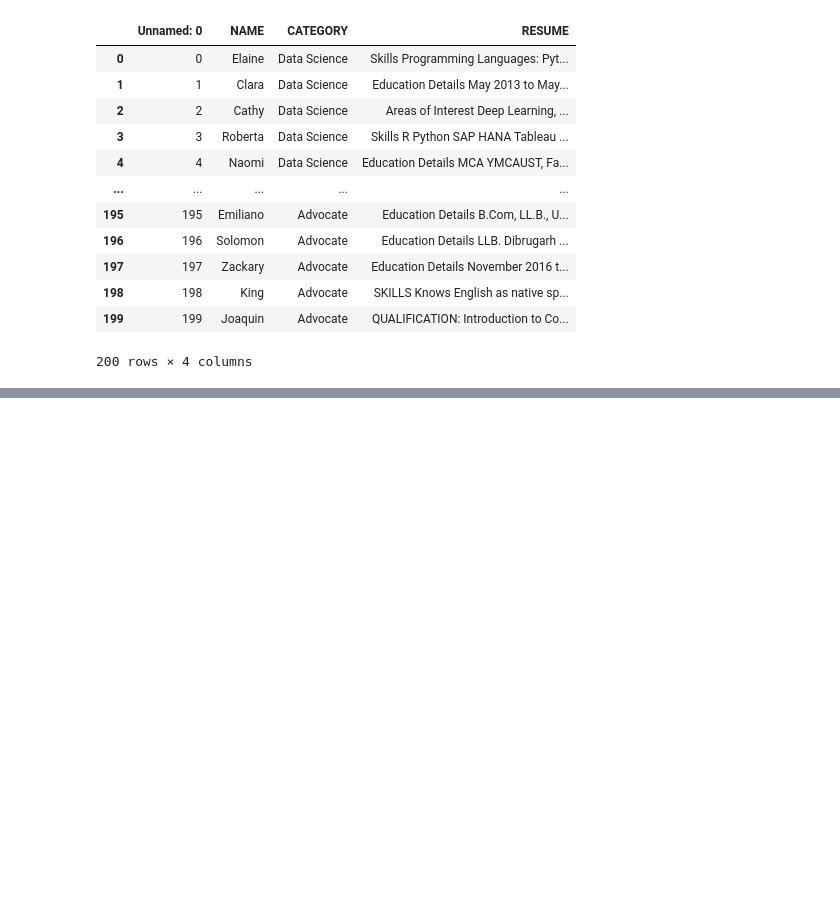
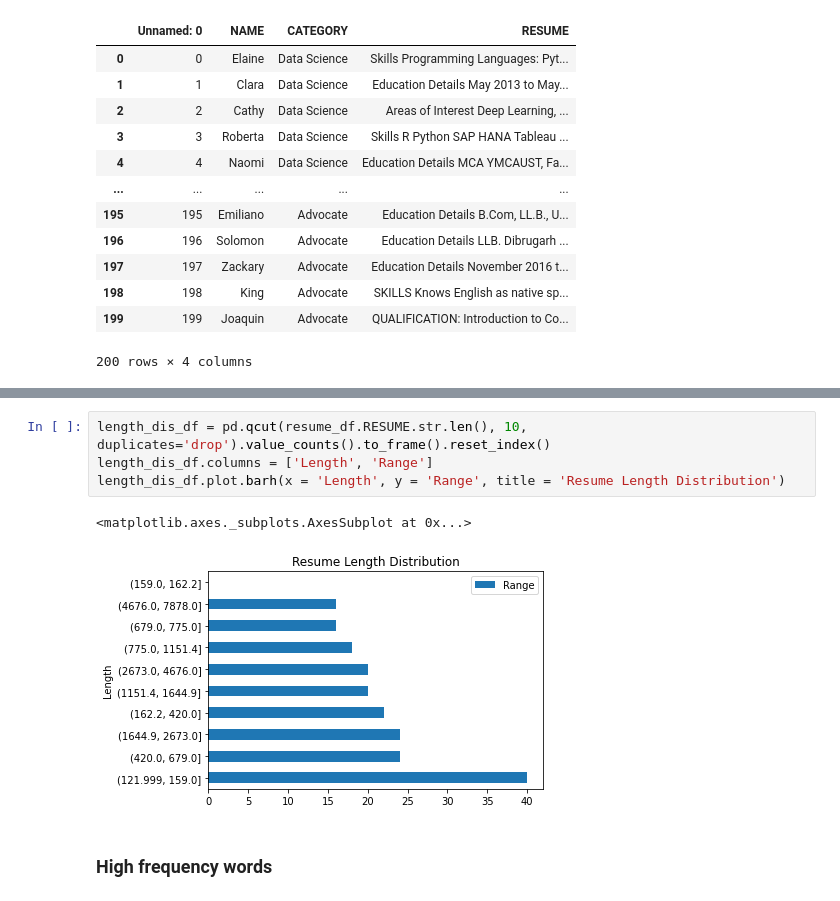
Before and after one commit to fzakaria/CSE246-GPT3-Gender-Bias-Project, a Jupyter notebook: gpt3-evaluation.ipynb, the cells around one changed output, grey strips where cells are left out. Saved outputs shown, nothing was run; the diff lists cells and outputs as text; blank space fills up the shorter version.

```diff
--- a/gpt3-evaluation.ipynb
+++ b/gpt3-evaluation.ipynb
@@ -112,0 +133,9 @@ resume_df
+# %%
+length_dis_df = pd.qcut(resume_df.RESUME.str.len(), 10, duplicates='drop').value_counts().to_frame().reset_index()
+length_dis_df.columns = ['Length', 'Range']
+length_dis_df.plot.barh(x = 'Length', y = 'Range', title = 'Resume Length Distribution')
+# %% [output]
+<matplotlib.axes._subplots.AxesSubplot at 0x...>
+[figure, added]
+# %% [markdown]
+### High frequency words
```
Also changed, not shown: parts of 10 cells of this notebook.
